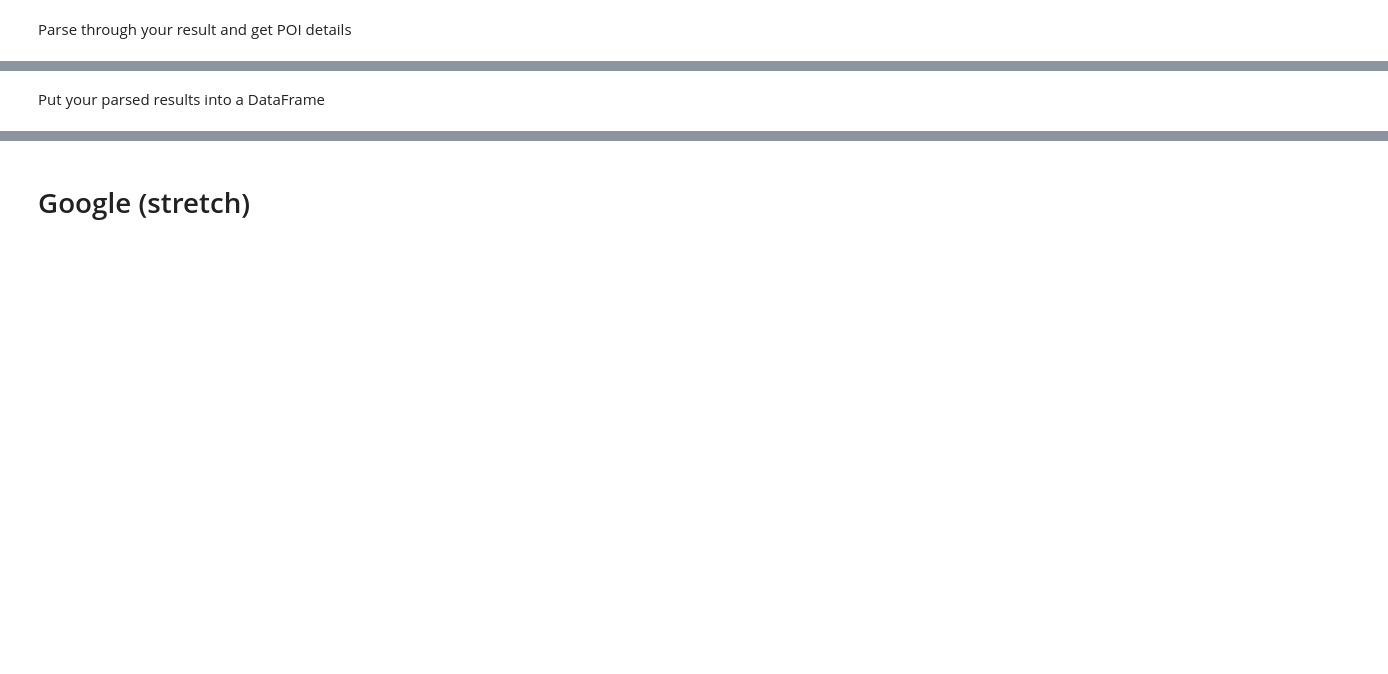
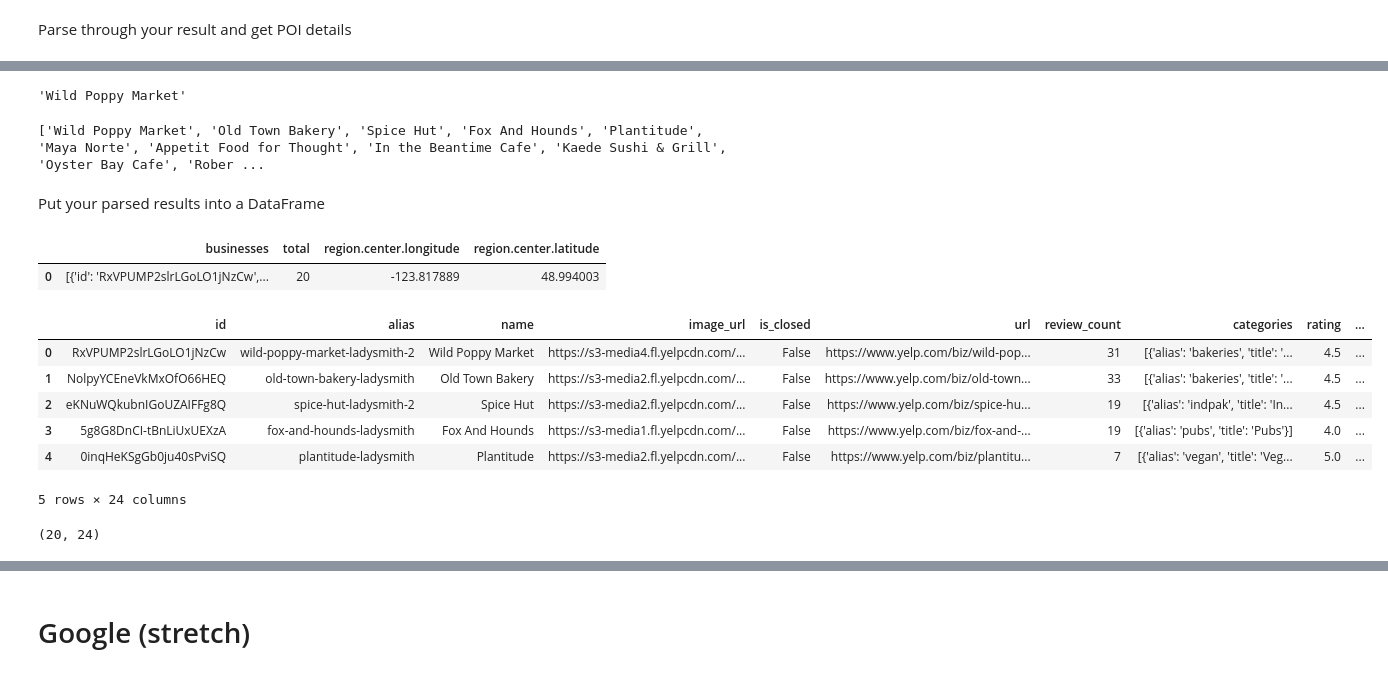
Before and after one commit to jess-moloney/mini-project-2, a Jupyter notebook: notebooks/EDA.ipynb, the cells around one changed output, grey strips where cells are left out. Cells and saved outputs as stored; diff of their text form; code cells hidden in the pictures; blank space fills up the shorter version.

```diff
--- a/notebooks/EDA.ipynb
+++ b/notebooks/EDA.ipynb
@@ -177,2 +271,43 @@ Parse through your result and get POI details
+# %%
+# Access the name of the first POI
+
+Y_response['businesses'][0]['name']
+# %% [output]
+'Wild Poppy Market'
+# %%
+# identify all the points of interest returned by the Yelp API within a 1000 m radius of the Wild Poppy
+
+Y_POI = []
+
+for item in Y_response['businesses']:
+    Y_POI.append(item['name'])
+
+print(Y_POI)
+# %% [output]
+['Wild Poppy Market', 'Old Town Bakery', 'Spice Hut', 'Fox And Hounds', 'Plantitude', 'Maya Norte', 'Appetit Food for Thought', 'In the Beantime Cafe', 'Kaede Sushi & Grill', 'Oyster Bay Cafe', 'Rober ...
 # %% [markdown]
 Put your parsed results into a DataFrame
+# %%
+# try to put the whole parsed response into a dataframe
+
+pd.json_normalize(Y_response)
+# %% [output]
+|  | businesses | total | region.center.longitude | region.center.latitude |
+| 0 | [{'id': 'RxVPUMP2slrLGoLO1jNzCw',... | 20 | -123.817889 | 48.994003 |
+# %%
+# not what I want, so access businesses and put into dataframe
+
+business_df = pd.json_normalize(Y_response, record_path='businesses')
+business_df.head()
+# %% [output]
+|  | id | alias | name | image_url | is_closed | url | review_count | categories | rating | ... |
+| 0 | RxVPUMP2slrLGoLO1jNzCw | wild-poppy-market-ladysmith-2 | Wild Poppy Market | https://s3-media4.fl.yelpcdn.com/... | False | https://www.yelp.com/biz/wild-pop... | 31 | [{'alias': 'bakeries', 'title': '... | 4.5 | ... |
+| 1 | NolpyYCEneVkMxOfO66HEQ | old-town-bakery-ladysmith | Old Town Bakery | https://s3-media2.fl.yelpcdn.com/... | False | https://www.yelp.com/biz/old-town... | 33 | [{'alias': 'bakeries', 'title': '... | 4.5 | ... |
+| 2 | eKNuWQkubnIGoUZAIFFg8Q | spice-hut-ladysmith-2 | Spice Hut | https://s3-media2.fl.yelpcdn.com/... | False | https://www.yelp.com/biz/spice-hu... | 19 | [{'alias': 'indpak', 'title': 'In... | 4.5 | ... |
+| 3 | 5g8G8DnCI-tBnLiUxUEXzA | fox-and-hounds-ladysmith | Fox And Hounds | https://s3-media1.fl.yelpcdn.com/... | False | https://www.yelp.com/biz/fox-and-... | 19 | [{'alias': 'pubs', 'title': 'Pubs'}] | 4.0 | ... |
+| 4 | 0inqHeKSgGb0ju40sPviSQ | plantitude-ladysmith | Plantitude | https://s3-media2.fl.yelpcdn.com/... | False | https://www.yelp.com/biz/plantitu... | 7 | [{'alias': 'vegan', 'title': 'Veg... | 5.0 | ... |
+5 rows × 24 columns
+# %%
+business_df.shape
+# %% [output]
+(20, 24)
```
Also changed, not shown: parts of 53 cells of this notebook, 2 other files.
